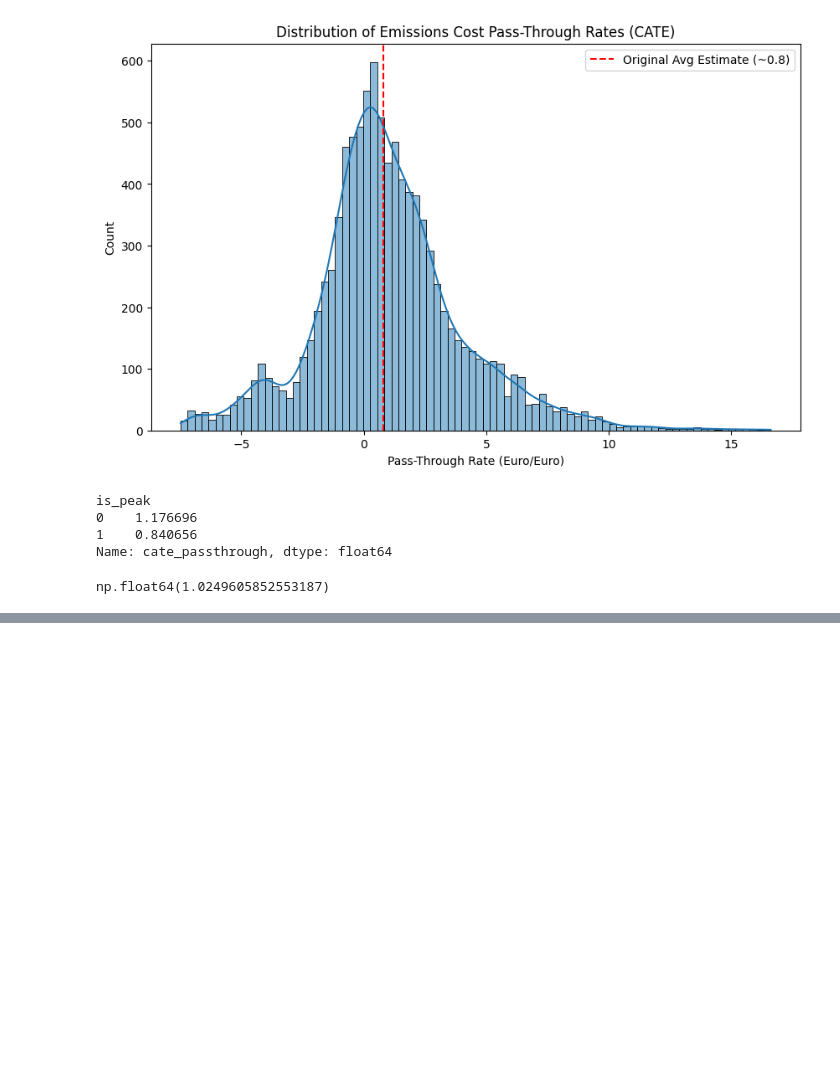
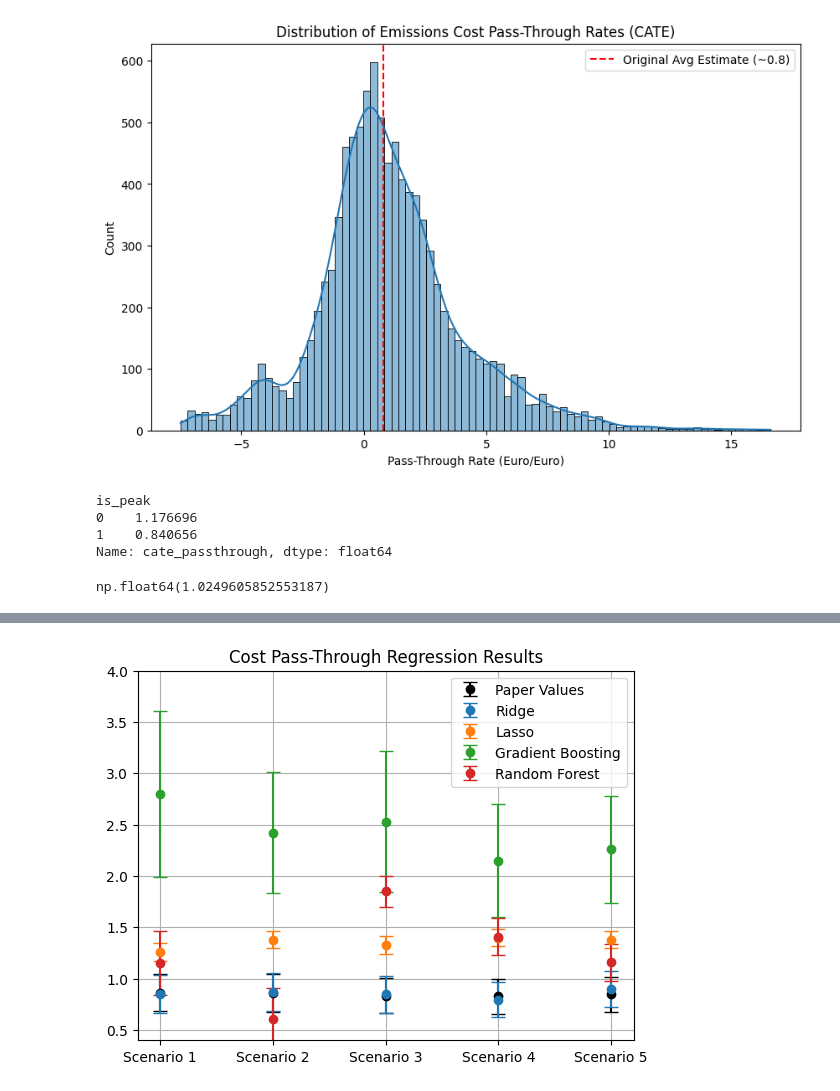
Before and after one commit to svenhominal/MGT-494_Project, a Jupyter notebook: casual_forest.ipynb, the cells around one changed output, grey strips where cells are left out. Cells and saved outputs as stored; diff of their text form; code cells hidden in the pictures; blank space fills up the shorter version.

```diff
--- a/casual_forest.ipynb
+++ b/casual_forest.ipynb
@@ -545,0 +1702,32 @@ np.float64(1.0249605852553187)
+# %%
+scenarios = ["Scenario 1", "Scenario 2", "Scenario 3", "Scenario 4", "Scenario 5"]
+plt.figure()
+ridge_rho = np.array([0.85, 0.87, 0.846, 0.794, 0.902])
+ridge_se = np.array([0.181, 0.182, 0.176 ,0.17 ,0.173])
+lasso_rho = np.array([1.26, 1.38, 1.33, 1.40, 1.38])
+lasso_se = np.array([0.084,0.086,0.085,0.086,0.083])
+gboost_rho = np.array([2.80,2.42,2.53,2.15,2.26])
+gboost_se = np.array([0.81,0.59,0.69,0.55,0.52])
+rf_rho = np.array([1.15,0.61,1.85,1.41,1.16])
+rf_se = np.array([0.31,0.30,0.15,0.18,0.18])
+paper_rho = np.array([0.862, 0.86, 0.835, 0.829, .848])
+paper_se = np.array([0.181, 0.182, 0.173, 0.172, 0.168])
+# plt.axhline(0.86, color="k", label="Paper Value")
+# plt.axvline(0.86, color="k")
+plt.errorbar(x, paper_rho, yerr=paper_se, fmt='o', capsize=5, label="Paper Values", color="k")
+plt.errorbar(x, ridge_rho, yerr=ridge_se, fmt='o', capsize=5, label="Ridge")
+plt.errorbar(x, lasso_rho, yerr=lasso_se, fmt='o', capsize=5, label="Lasso")
+# plt.errorbar(lasso_rho,x,  xerr=1.96*lasso_se, fmt='o', capsize=5, label="Lasso")
+plt.errorbar(x, gboost_rho, yerr=gboost_se, fmt='o', capsize=5, label="Gradient Boosting")
+# plt.errorbar(gboost_rho, x, xerr=1.96*gboost_se, fmt='o', capsize=5, label="Gradient Boosting")
+plt.errorbar(x, rf_rho, yerr=rf_se, fmt='o', capsize=5, label="Random Forest")
+# plt.errorbar(rf_rho,x,  xerr=1.96*rf_se, fmt='o', capsize=5, label="Random Forest")
+plt.xticks(x, scenarios)
+plt.ylim(0.4, 4)
+# plt.yticks(x, scenarios)
+plt.title("Cost Pass-Through Regression Results")
+plt.legend()
+plt.grid()
+plt.show()
+# %% [output]
+[figure, added]
```
Also changed, not shown: parts of 16 cells of this notebook, 7 other files.
